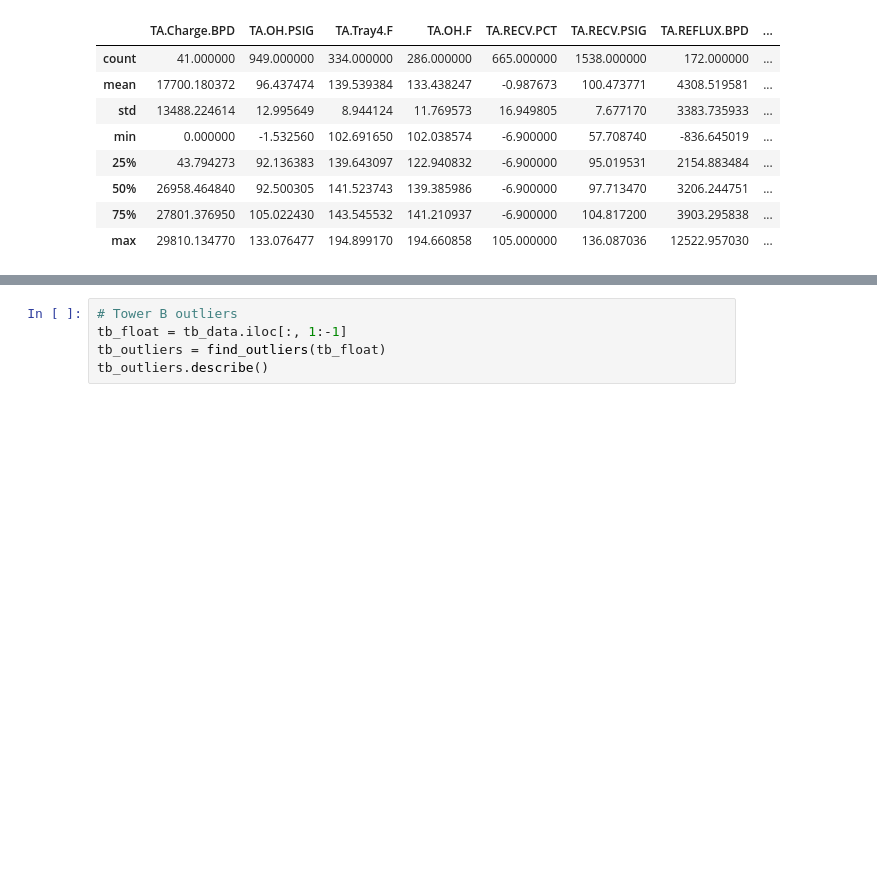
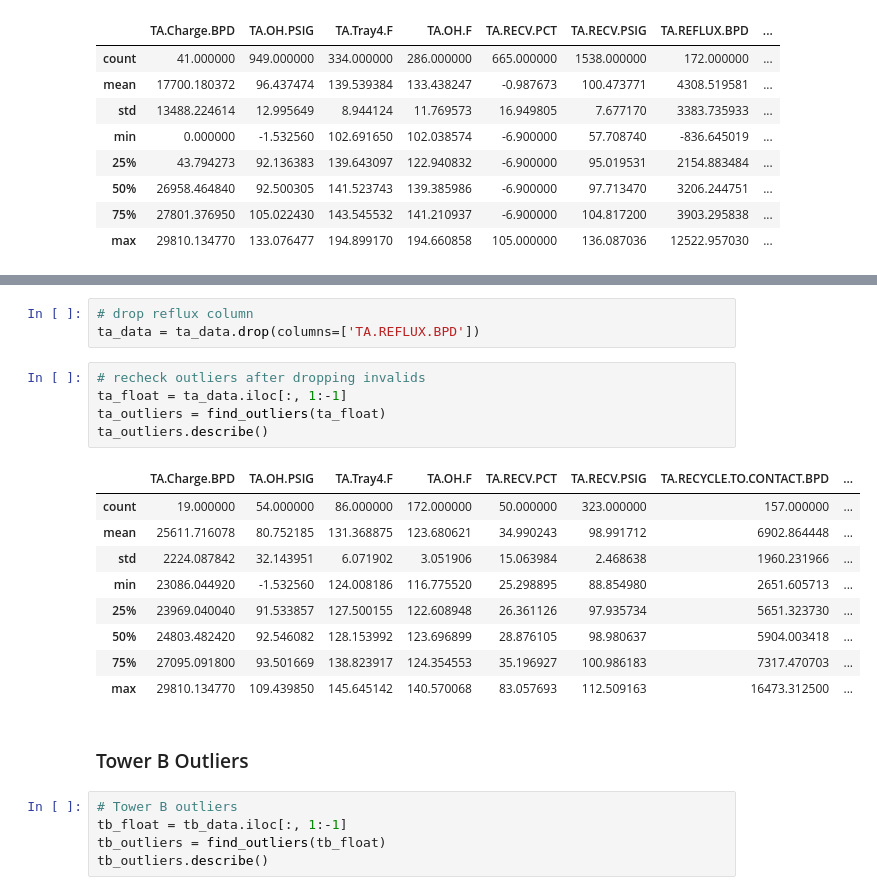
Before and after one commit to Jarney903/Red-ProjectHub, a Jupyter notebook: ETL/clean_data_function.ipynb, the cells around one changed output, grey strips where cells are left out. Drawn from its saved outputs; the diff is of its cells as text; blank space fills up the shorter version.

```diff
--- a/ETL/clean_data_function.ipynb
+++ b/ETL/clean_data_function.ipynb
@@ -215,3 +262,23 @@ ta_outliers.describe()
+# %%
+# drop reflux column
+ta_data = ta_data.drop(columns=['TA.REFLUX.BPD'])
+# %%
+# recheck outliers after dropping invalids
+ta_float = ta_data.iloc[:, 1:-1]
+ta_outliers = find_outliers(ta_float)
+ta_outliers.describe()
+# %% [output]
+|  | TA.Charge.BPD | TA.OH.PSIG | TA.Tray4.F | TA.OH.F | TA.RECV.PCT | TA.RECV.PSIG | TA.RECYCLE.TO.CONTACT.BPD | ... |
+| count | 19.000000 | 54.000000 | 86.000000 | 172.000000 | 50.000000 | 323.000000 | 157.000000 | ... |
+| mean | 25611.716078 | 80.752185 | 131.368875 | 123.680621 | 34.990243 | 98.991712 | 6902.864448 | ... |
+| std | 2224.087842 | 32.143951 | 6.071902 | 3.051906 | 15.063984 | 2.468638 | 1960.231966 | ... |
+| min | 23086.044920 | -1.532560 | 124.008186 | 116.775520 | 25.298895 | 88.854980 | 2651.605713 | ... |
+| 25% | 23969.040040 | 91.533857 | 127.500155 | 122.608948 | 26.361126 | 97.935734 | 5651.323730 | ... |
+| 50% | 24803.482420 | 92.546082 | 128.153992 | 123.696899 | 28.876105 | 98.980637 | 5904.003418 | ... |
+| 75% | 27095.091800 | 93.501669 | 138.823917 | 124.354553 | 35.196927 | 100.986183 | 7317.470703 | ... |
+| max | 29810.134770 | 109.439850 | 145.645142 | 140.570068 | 83.057693 | 112.509163 | 16473.312500 | ... |
+# %% [markdown]
+### Tower B Outliers
 # %%
 # Tower B outliers
 tb_float = tb_data.iloc[:, 1:-1]
```
Also changed, not shown: parts of 13 cells of this notebook.
